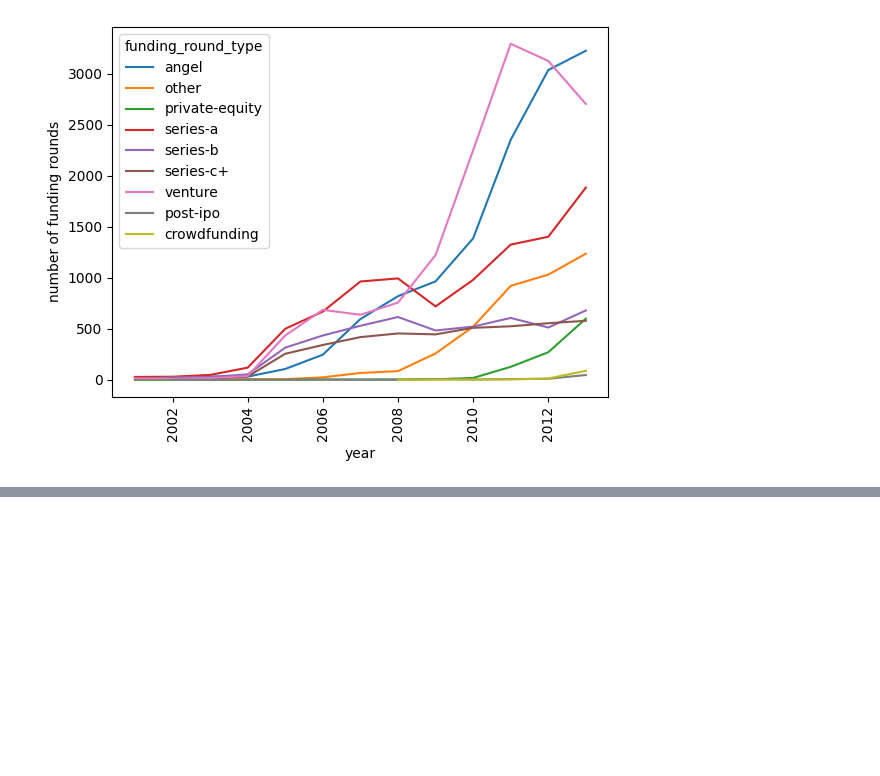
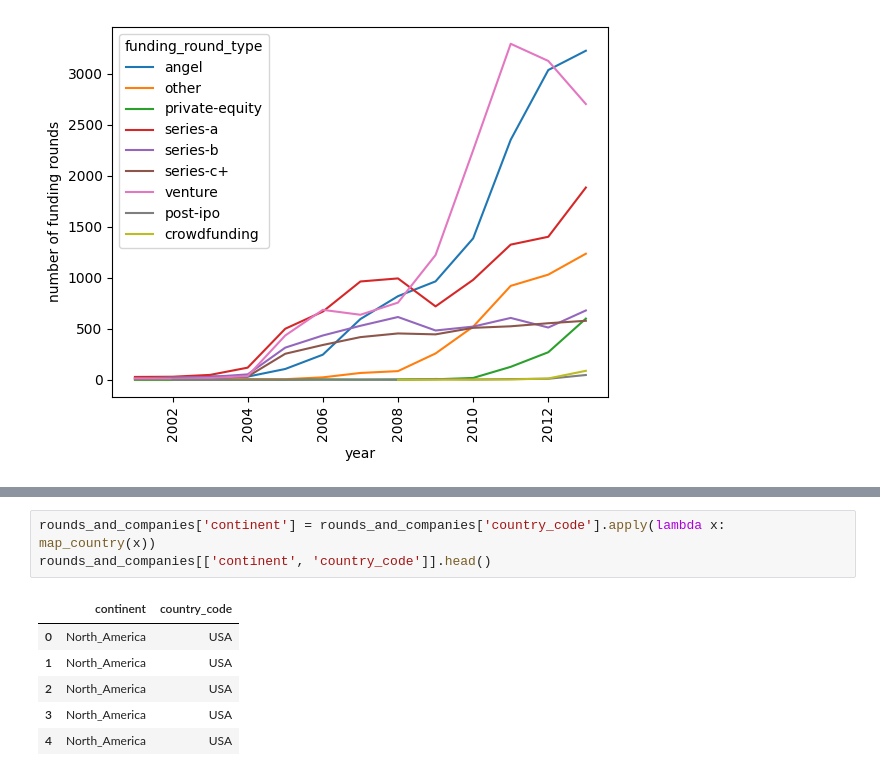
Before and after one commit to plov-cyber/big-data-group-project-team13, a Jupyter notebook: notebooks/eda_v1.ipynb, the cells around one changed output, grey strips where cells are left out. Drawn from its saved outputs; the diff is of its cells as text; blank space fills up the shorter version.

```diff
--- a/notebooks/eda_v1.ipynb
+++ b/notebooks/eda_v1.ipynb
@@ -396,0 +586,10 @@ Text(0, 0.5, 'number of funding rounds')
+# %%
+rounds_and_companies['continent'] = rounds_and_companies['country_code'].apply(lambda x: map_country(x))
+rounds_and_companies[['continent', 'country_code']].head()
+# %% [output]
+|  | continent | country_code |
+| 0 | North_America | USA |
+| 1 | North_America | USA |
+| 2 | North_America | USA |
+| 3 | North_America | USA |
+| 4 | North_America | USA |
```
Also changed, not shown: parts of 24 cells of this notebook.
